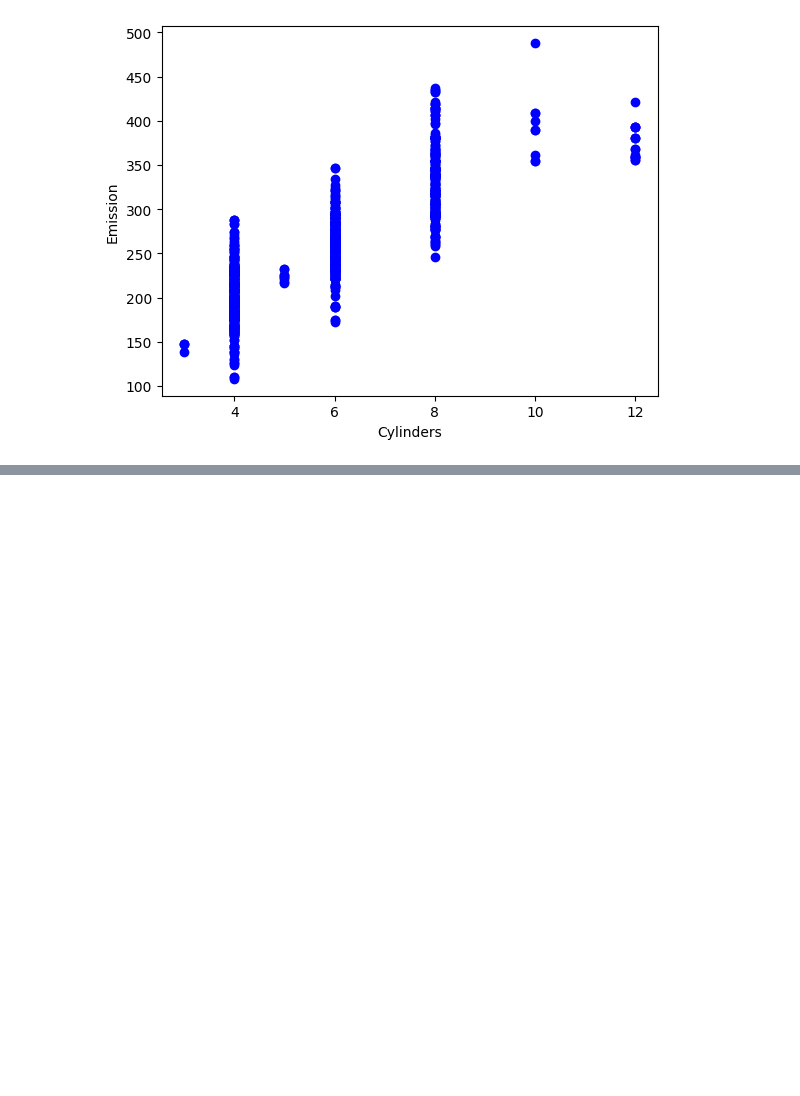
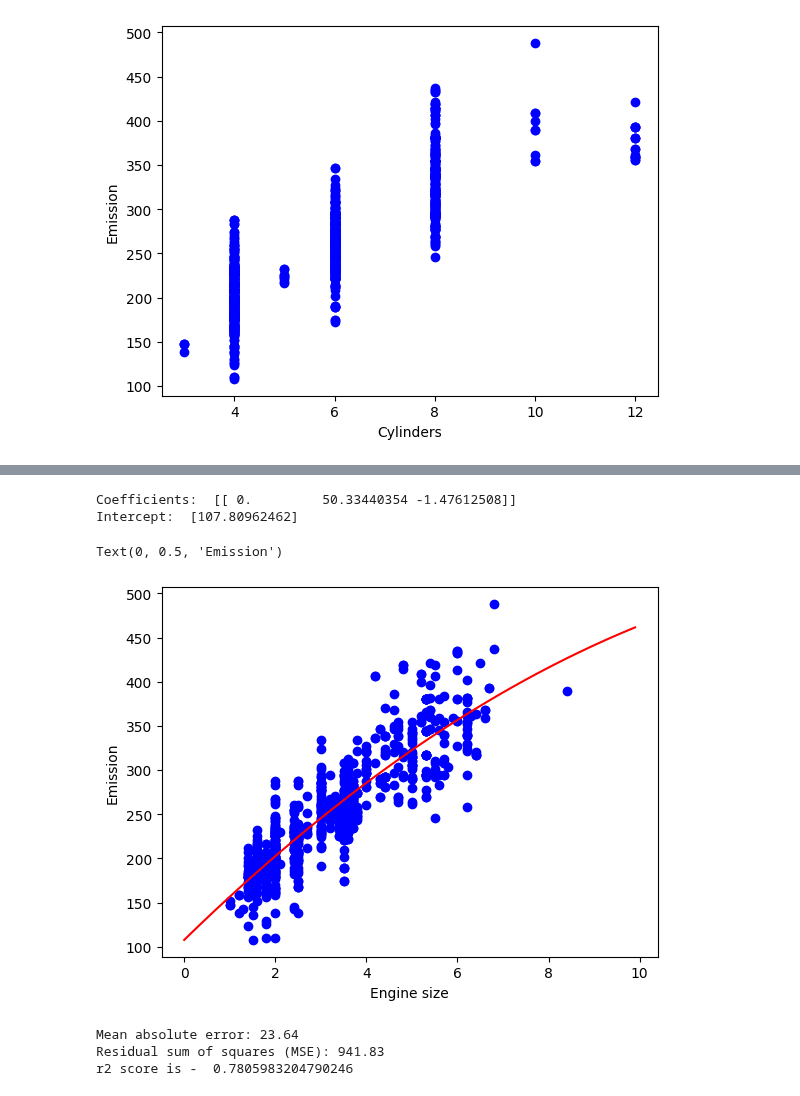
Before and after one commit to Deepakk200/colab_python, a Jupyter notebook: fuelconsumption.ipynb, the cells around one changed output, grey strips where cells are left out. Cells and saved outputs as stored; diff of their text form; code cells hidden in the pictures; blank space fills up the shorter version.

Commit message:
polynomial regression in degree two and three

```diff
--- a/fuelconsumption.ipynb
+++ b/fuelconsumption.ipynb
@@ -145,0 +192,11 @@ plt.show()
+# %%
+#POLYNOMIAL REGRESSION
+train_x = np.asanyarray( train[['ENGINESIZE']])
+train_y = np.asanyarray(train[['CO2EMISSIONS']])
+#testing the data
+test_x = np.asanyarray(test[['ENGINESIZE']])
+test_y = np.asanyarray(test[['CO2EMISSIONS']])
+
+poly = PolynomialFeatures(degree = 2)
+train_x_poly = poly.fit_transform(train_x)
+train_x_poly
@@ -145,0 +211,31 @@ plt.show()
+# %%
+from sklearn.linear_model import LinearRegression
+clf = LinearRegression()
+train_y_ = clf.fit(train_x_poly, train_y)
+# The coefficients
+print ('Coefficients: ', clf.coef_)
+print ('Intercept: ',clf.intercept_)
+# %% [output]
+Coefficients:  [[ 0.         50.33440354 -1.47612508]]
+Intercept:  [107.80962462]
+# %%
+plt.scatter(train.ENGINESIZE, train.CO2EMISSIONS,  color='blue')
+XX = np.arange(0.0, 10.0, 0.1)
+yy = clf.intercept_[0]+ clf.coef_[0][1]*XX+ clf.coef_[0][2]*np.power(XX, 2)
+plt.plot(XX, yy, '-r' )
+plt.xlabel("Engine size")
+plt.ylabel("Emission")
+# %% [output]
+Text(0, 0.5, 'Emission')
+[figure, added]
+# %%
+from sklearn.metrics import *
+test_x_poly = poly.transform(test_x)
+test_y_ = clf.predict(test_x_poly)
+print("Mean absolute error: %.2f" % np.mean(np.absolute(test_y_ - test_y)))
+print("Residual sum of squares (MSE): %.2f" % np.mean((test_y_ - test_y) ** 2))
+print("r2 score is - ", r2_score(test_y , test_y_))
+# %% [output]
+Mean absolute error: 23.64
+Residual sum of squares (MSE): 941.83
+r2 score is -  0.7805983204790246
```
Also changed, not shown: parts of 14 cells of this notebook.
